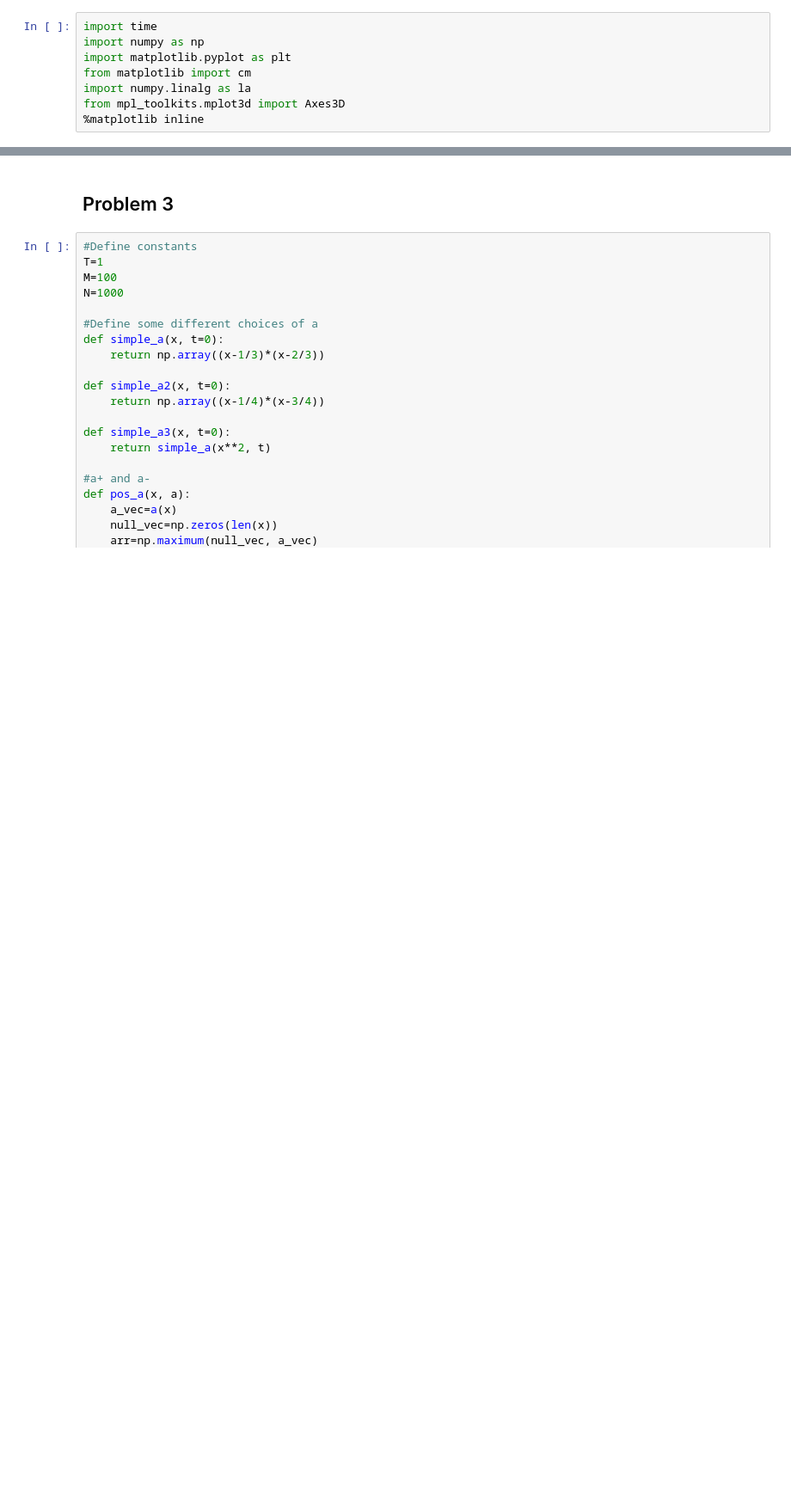
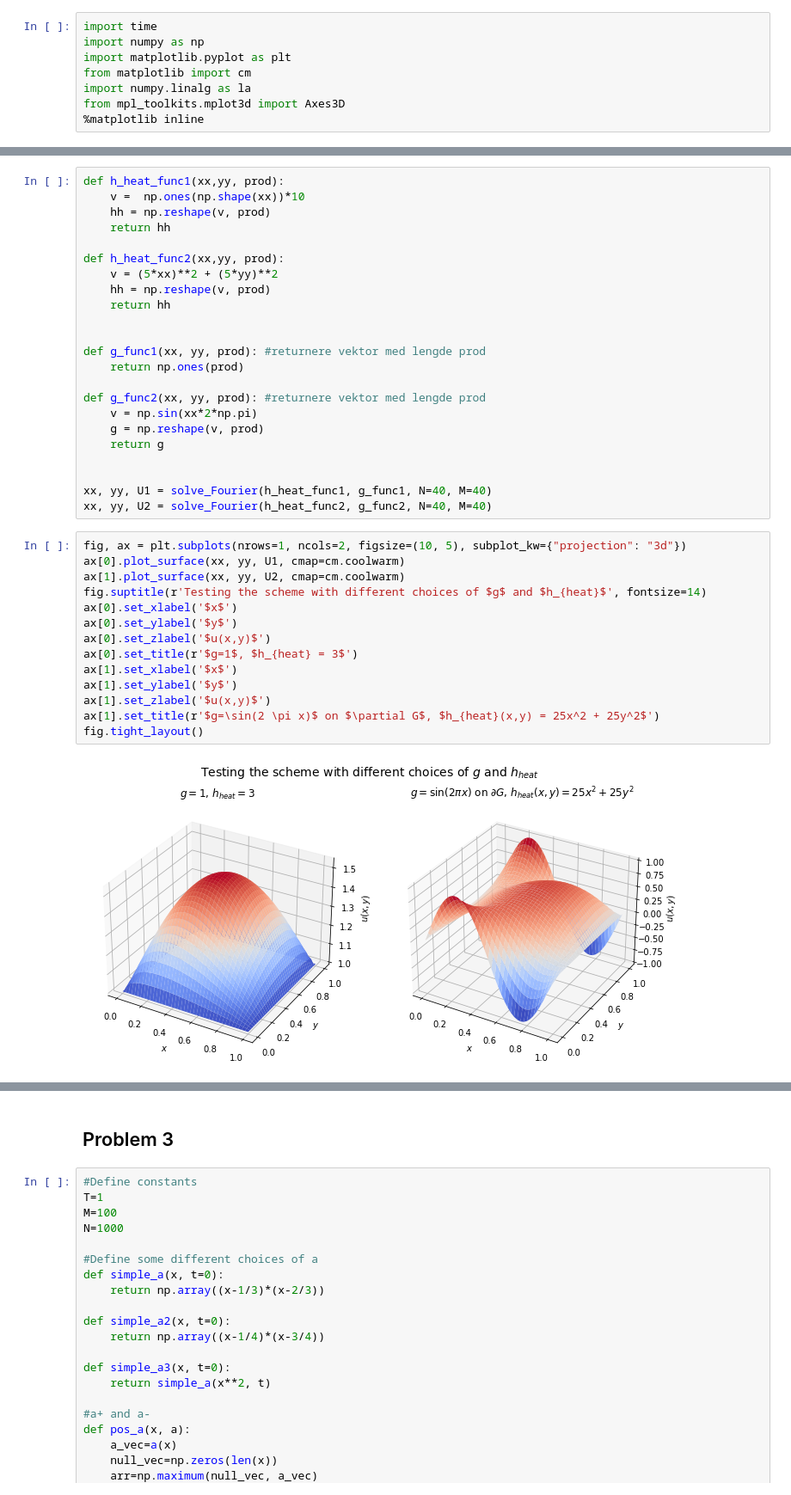
Before and after one commit to ulrikunneberg/numdiffprosj2, a Jupyter notebook: Hele prosjektet.ipynb, the cells around one changed output, grey strips where cells are left out. Shown at 86% size. Drawn from its saved outputs; the diff is of its cells as text; blank space fills up the shorter version.

```diff
--- a/Hele prosjektet.ipynb
+++ b/Hele prosjektet.ipynb
@@ -8,0 +51,39 @@ from mpl_toolkits.mplot3d import Axes3D
+# %%
+def h_heat_func1(xx,yy, prod):
+    v =  np.ones(np.shape(xx))*10
+    hh = np.reshape(v, prod)
+    return hh
+
+def h_heat_func2(xx,yy, prod):
+    v = (5*xx)**2 + (5*yy)**2
+    hh = np.reshape(v, prod)
+    return hh
+
+
+def g_func1(xx, yy, prod): #returnere vektor med lengde prod
+    return np.ones(prod)
+
+def g_func2(xx, yy, prod): #returnere vektor med lengde prod
+    v = np.sin(xx*2*np.pi)
+    g = np.reshape(v, prod)
+    return g
+
+
+xx, yy, U1 = solve_Fourier(h_heat_func1, g_func1, N=40, M=40)
+xx, yy, U2 = solve_Fourier(h_heat_func2, g_func2, N=40, M=40)
+# %%
+fig, ax = plt.subplots(nrows=1, ncols=2, figsize=(10, 5), subplot_kw={"projection": "3d"})
+ax[0].plot_surface(xx, yy, U1, cmap=cm.coolwarm)
+ax[1].plot_surface(xx, yy, U2, cmap=cm.coolwarm)
+fig.suptitle(r'Testing the scheme with different choices of $g$ and $h_{heat}$', fontsize=14)
+ax[0].set_xlabel('$x$')
+ax[0].set_ylabel('$y$')
+ax[0].set_zlabel('$u(x,y)$')
+ax[0].set_title(r'$g=1$, $h_{heat} = 3$')
+ax[1].set_xlabel('$x$')
+ax[1].set_ylabel('$y$')
+ax[1].set_zlabel('$u(x,y)$')
+ax[1].set_title(r'$g=\sin(2 \pi x)$ on $\partial G$, $h_{heat}(x,y) = 25x^2 + 25y^2$')
+fig.tight_layout()
+# %% [output]
+[figure, added]
```
Also changed, not shown: parts of 8 cells of this notebook, 5 other files.
